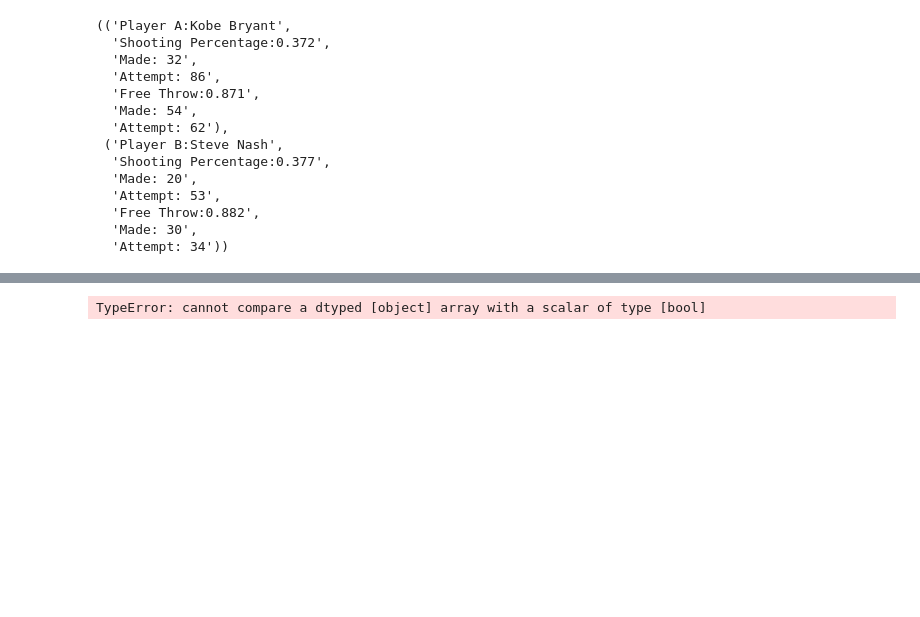
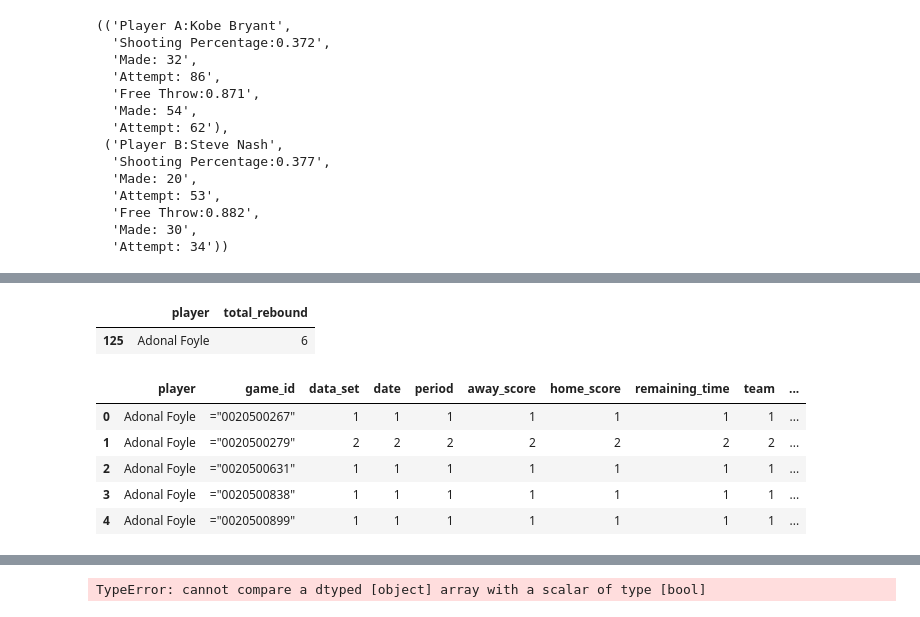
Before and after one commit to deepakchandi/clutch-baller, a Jupyter notebook: Practice(05-06 season).ipynb, the cells around one changed output, grey strips where cells are left out. Drawn from its saved outputs; the diff is of its cells as text; code cells hidden in the pictures; blank space fills up the shorter version.

Commit message:
code for rebound/game

```diff
--- a/Practice(05-06 season).ipynb
+++ b/Practice(05-06 season).ipynb
@@ -166,0 +189,3 @@ regular_season.head()
+# %%
+rebound_type = regular_season[regular_season['type']=='rebound offensive']
+rebound_type
@@ -166,0 +210,5 @@ regular_season.head()
+# %%
+rebound_per_player[rebound_per_player['player']=='Adonal Foyle']
+# %% [output]
+|  | player | total_rebound |
+| 125 | Adonal Foyle | 6 |
@@ -166,0 +217,11 @@ regular_season.head()
+# %%
+a = (rebound_type.groupby(['player', 'game_id']).count()).reset_index()
+# %%
+a.head()
+# %% [output]
+|  | player | game_id | data_set | date | period | away_score | home_score | remaining_time | team | ... |
+| 0 | Adonal Foyle | ="0020500267" | 1 | 1 | 1 | 1 | 1 | 1 | 1 | ... |
+| 1 | Adonal Foyle | ="0020500279" | 2 | 2 | 2 | 2 | 2 | 2 | 2 | ... |
+| 2 | Adonal Foyle | ="0020500631" | 1 | 1 | 1 | 1 | 1 | 1 | 1 | ... |
+| 3 | Adonal Foyle | ="0020500838" | 1 | 1 | 1 | 1 | 1 | 1 | 1 | ... |
+| 4 | Adonal Foyle | ="0020500899" | 1 | 1 | 1 | 1 | 1 | 1 | 1 | ... |
```
Also changed, not shown: parts of 20 cells of this notebook.
